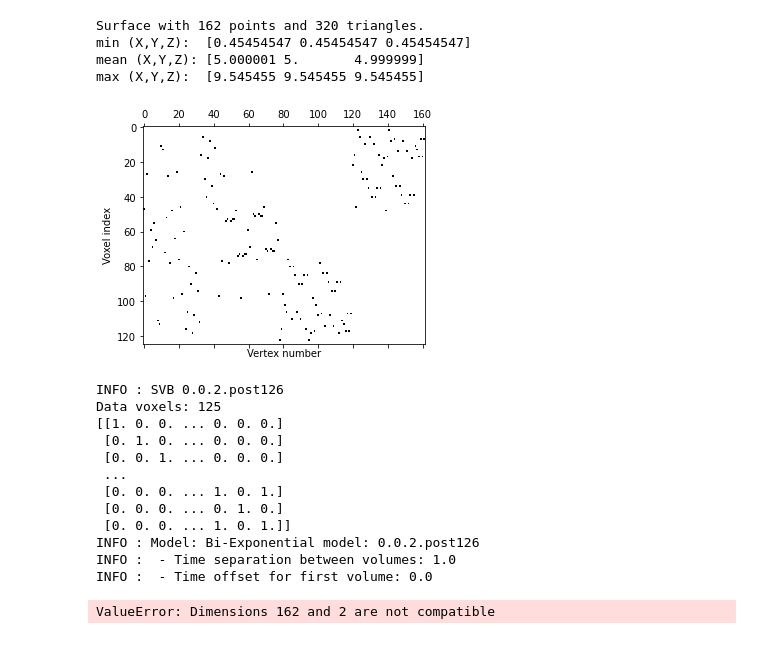
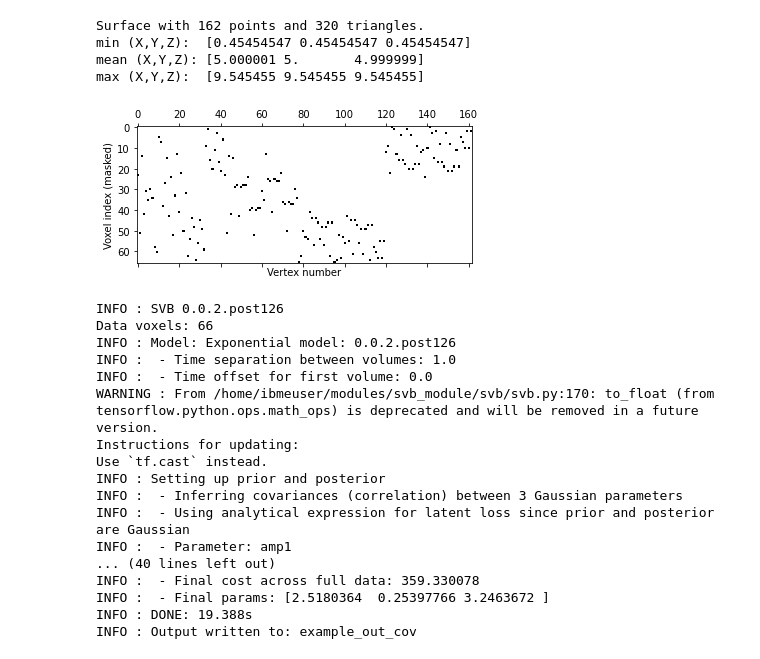
Before and after one commit to physimals/svb, a Jupyter notebook: surf_biexp.ipynb, the cells around one changed output. Drawn from its saved outputs; the diff is of its cells as text; code cells hidden in the pictures.

Commit message:
exp demo with graph output

```diff
--- a/surf_biexp.ipynb
+++ b/surf_biexp.ipynb
@@ -95,25 +91,26 @@ plot.show()
 # %%
 # Form the weighting matrix for surface -> voxels
 # We will use weighted averaging (no PV weighting etc)
 surf2vol_weights = np.zeros((ref_spc.size.prod(), surf.points.shape[0]))
 vertices_ijk = rt.aff_trans(ref_spc.world2vox, surf.points).round(0)
 vertices_inds = np.ravel_multi_index(vertices_ijk.T.astype('i4'), ref_spc.size)
 for vtx_number, vtx_ind in enumerate(vertices_inds):
     surf2vol_weights[vtx_ind, vtx_number] = 1
 
 assert (surf2vol_weights.sum(0) == 1).all()
 divisor = surf2vol_weights.sum(1)
 surf2vol_weights[surf2vol_weights == 0] = -1
 surf2vol_weights /= divisor[:,None]
 surf2vol_weights[surf2vol_weights < 0] = 0
 mask = (surf2vol_weights.sum(1) > 0)
-assert (surf2vol_weights[mask,:].sum(1) == 1).all()
+surf2vol_weights = surf2vol_weights[mask,:]
+assert (surf2vol_weights.sum(1) == 1).all()
 plt.spy(surf2vol_weights)
 plt.xlabel('Vertex number')
-plt.ylabel('Voxel index')
+plt.ylabel('Voxel index (masked)')
 plt.show()
 # %% [output]
-[figure, old version]
+[figure, new version]
 # %%
 # Train model without covariance
 options = {
@@ -132,7 +122,14 @@ options = {
     "n2v" : surf2vol_weights
 }
 # %%
-runtime, svb, training_history = run(data_noisy, "biexp", "example_out_cov", surfaces={'LMS': surf}, infer_covar=True, **options)
+runtime, svb, training_history = run(
+    data_noisy, "exp",
+    "example_out_cov",
+    mask=mask,
+    surfaces={'LMS': surf},
+    infer_covar=True,
+    **options)
+
 mean_cost_history_cov = training_history["mean_cost"]
 cost_history_v_cov = training_history["voxel_cost"]
 param_history_v_cov = training_history["voxel_params"]
@@ -141,15 +138,19 @@ means_cov = svb.evaluate(svb.model_means)
 variances_cov = svb.evaluate(svb.model_vars)
 # %% [output]
 INFO : SVB 0.0.2.post126
-Data voxels: 125
-[[1. 0. 0. ... 0. 0. 0.]
- [0. 1. 0. ... 0. 0. 0.]
- [0. 0. 1. ... 0. 0. 0.]
- ...
- [0. 0. 0. ... 1. 0. 1.]
- [0. 0. 0. ... 0. 1. 0.]
- [0. 0. 0. ... 1. 0. 1.]]
-INFO : Model: Bi-Exponential model: 0.0.2.post126
+Data voxels: 66
+INFO : Model: Exponential model: 0.0.2.post126
 INFO :  - Time separation between volumes: 1.0
 INFO :  - Time offset for first volume: 0.0
+WARNING : From /home/ibmeuser/modules/svb_module/svb/svb.py:170: to_float (from tensorflow.python.ops.math_ops) is deprecated and will be removed in a future version.
+Instructions for updating:
+Use `tf.cast` instead.
+INFO : Setting up prior and posterior
+INFO :  - Inferring covariances (correlation) between 3 Gaussian parameters
+INFO :  - Using analytical expression for latent loss since prior and posterior are Gaussian
+INFO :  - Parameter: amp1
+... (40 lines left out)
+INFO :  - Final cost across full data: 359.330078
+INFO :  - Final params: [2.5180364  0.25397766 3.2463672 ]
+INFO : DONE: 19.388s
+INFO : Output written to: example_out_cov
-ValueError: Dimensions 162 and 2 are not compatible
```
Also changed, not shown: parts of 7 cells of this notebook.
